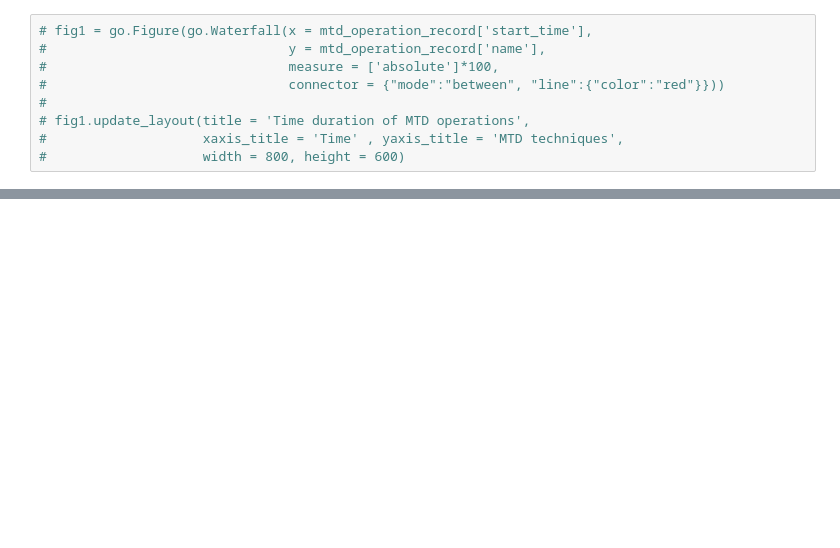
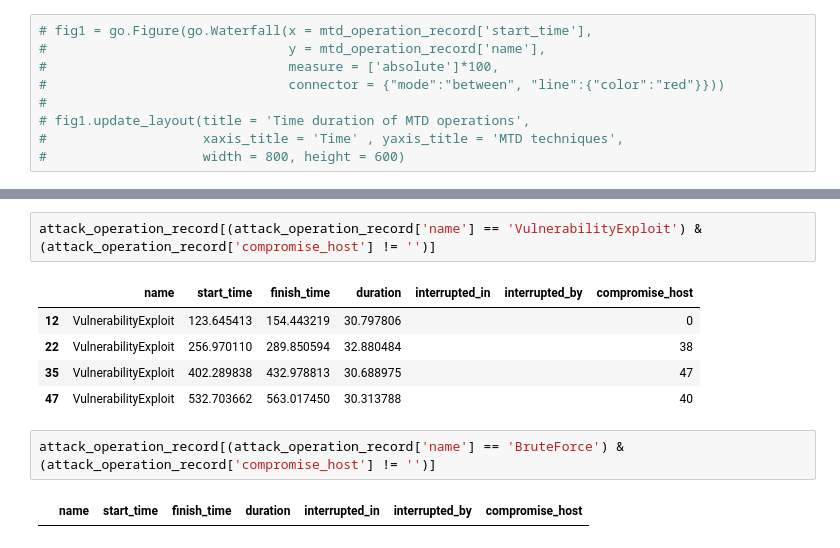
Before and after one commit to yuanyuan2000/MTDGame, a Jupyter notebook: simulation.ipynb, the cells around one changed output, grey strips where cells are left out. Cells and saved outputs as stored; diff of their text form; blank space fills up the shorter version.

```diff
--- a/simulation.ipynb
+++ b/simulation.ipynb
@@ -91,0 +98,12 @@ plt.show()
+# %%
+attack_operation_record[(attack_operation_record['name'] == 'VulnerabilityExploit') & (attack_operation_record['compromise_host'] != '')]
+# %% [output]
+|  | name | start_time | finish_time | duration | interrupted_in | interrupted_by | compromise_host |
+| 12 | VulnerabilityExploit | 123.645413 | 154.443219 | 30.797806 |  |  | 0 |
+| 22 | VulnerabilityExploit | 256.970110 | 289.850594 | 32.880484 |  |  | 38 |
+| 35 | VulnerabilityExploit | 402.289838 | 432.978813 | 30.688975 |  |  | 47 |
+| 47 | VulnerabilityExploit | 532.703662 | 563.017450 | 30.313788 |  |  | 40 |
+# %%
+attack_operation_record[(attack_operation_record['name'] == 'BruteForce') & (attack_operation_record['compromise_host'] != '')]
+# %% [output]
+|  | name | start_time | finish_time | duration | interrupted_in | interrupted_by | compromise_host |
```
Also changed, not shown: parts of 7 cells of this notebook, 24 other files.
